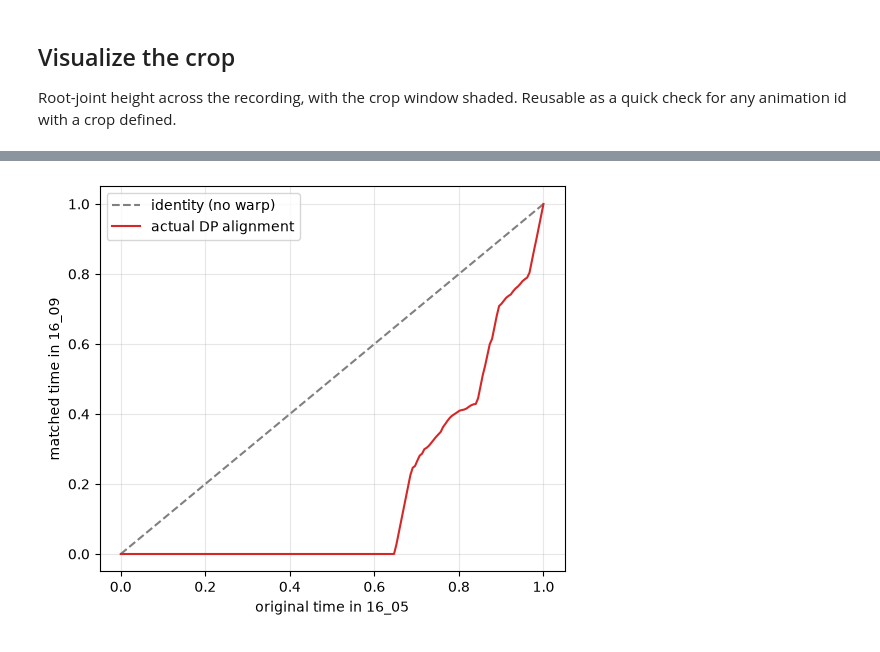
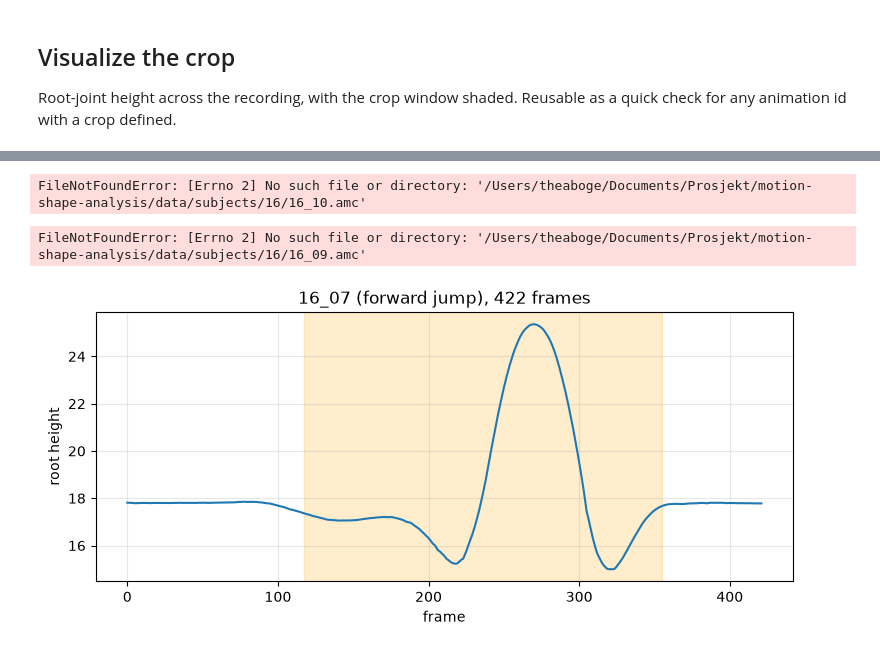
Before and after one commit to theaboge/Project, a Jupyter notebook: notebooks/explore.ipynb, the cells around one changed output, grey strips where cells are left out. Cells and saved outputs as stored; diff of their text form; code cells hidden in the pictures.

```diff
--- a/notebooks/explore.ipynb
+++ b/notebooks/explore.ipynb
@@ -18,7 +18,7 @@ from compute_dp import ANIMATIONS, paths_for
 # %% [markdown]
 ## Load one animation
 # %%
-animation_id = 18  # 16_09, forward jump
+animation_id = 19
 asf_path, amc_path, crop = paths_for(animation_id)
 c = load_curve(animation_id, asf_path, amc_path, crop)
 print(ANIMATIONS[animation_id])
@@ -70,18 +58,12 @@ nothing.
-# %%
-I0 = np.linspace(0, 1, a.shape[1])
-I1 = np.linspace(0, 1, b.shape[1])
-q0 = tf.skew_to_vector(tf.SRVT(a, I0))
-q1 = tf.skew_to_vector(tf.SRVT(b, I1))
-
-I1_new = dd.find_optimal_diffeomorphism(q0, q1, I0, I1, depth=depth)
-
-fig, ax = plt.subplots(figsize=(6, 5))
-ax.plot(I1, I1, "--", color="gray", label="identity (no warp)")
-ax.plot(I1, I1_new, color="tab:red", label="actual DP alignment")
-ax.set_xlabel(f"original time in {ANIMATIONS[id_b]['file']}")
-ax.set_ylabel(f"matched time in {ANIMATIONS[id_a]['file']}")
-ax.legend()
-ax.grid(alpha=0.3)
-plt.show()
-# %% [output]
-[figure, removed]
+# %%
+plot_crop(19)
+# %% [output]
+FileNotFoundError: [Errno 2] No such file or directory: '/Users/theaboge/Documents/Prosjekt/motion-shape-analysis/data/subjects/16/16_10.amc'
+# %%
+plot_crop(18)
+# %% [output]
+FileNotFoundError: [Errno 2] No such file or directory: '/Users/theaboge/Documents/Prosjekt/motion-shape-analysis/data/subjects/16/16_09.amc'
+# %%
+plot_crop(21)
+# %% [output]
+[figure, added]
```
Also changed, not shown: parts of 14 cells of this notebook, 49 other files.
